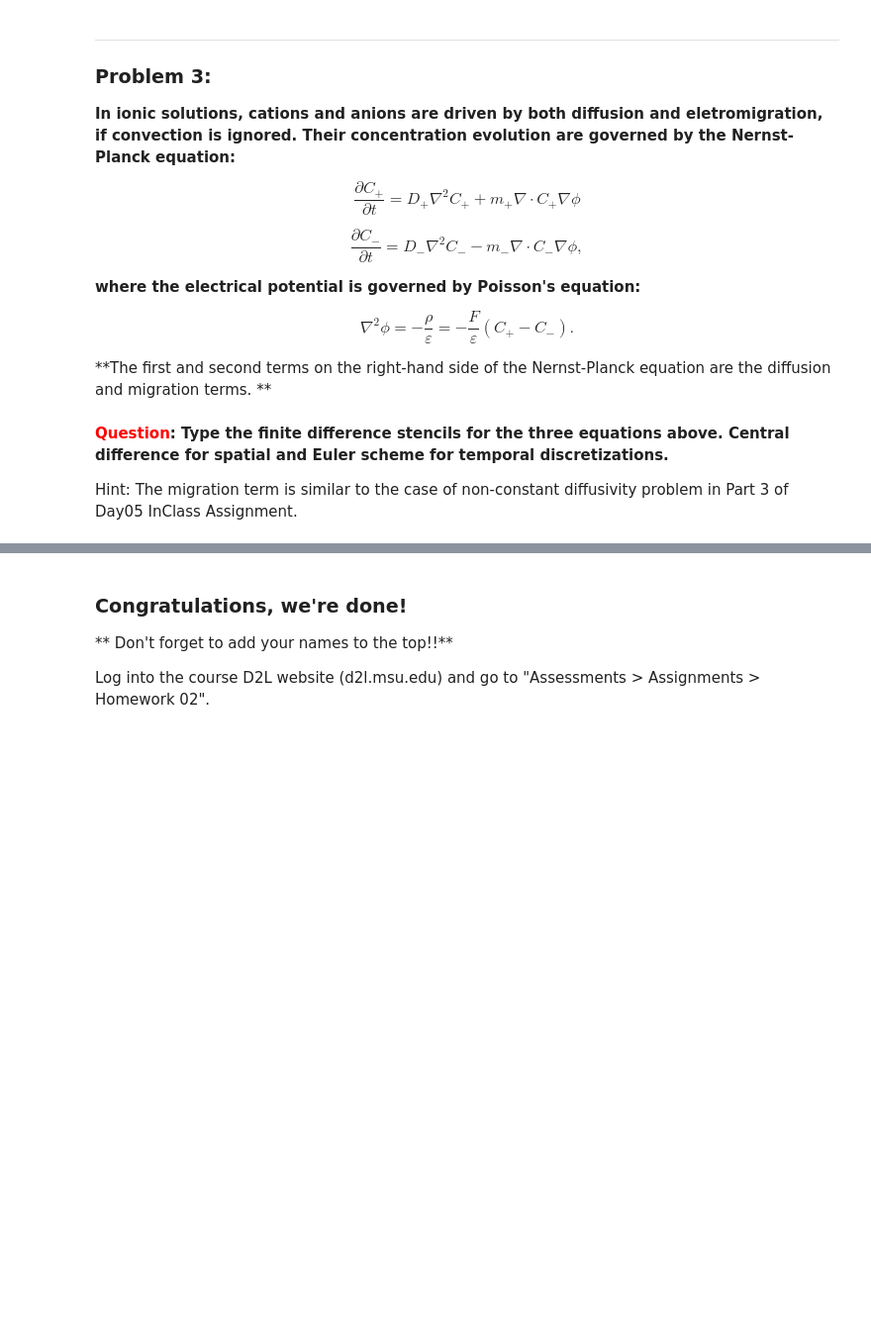
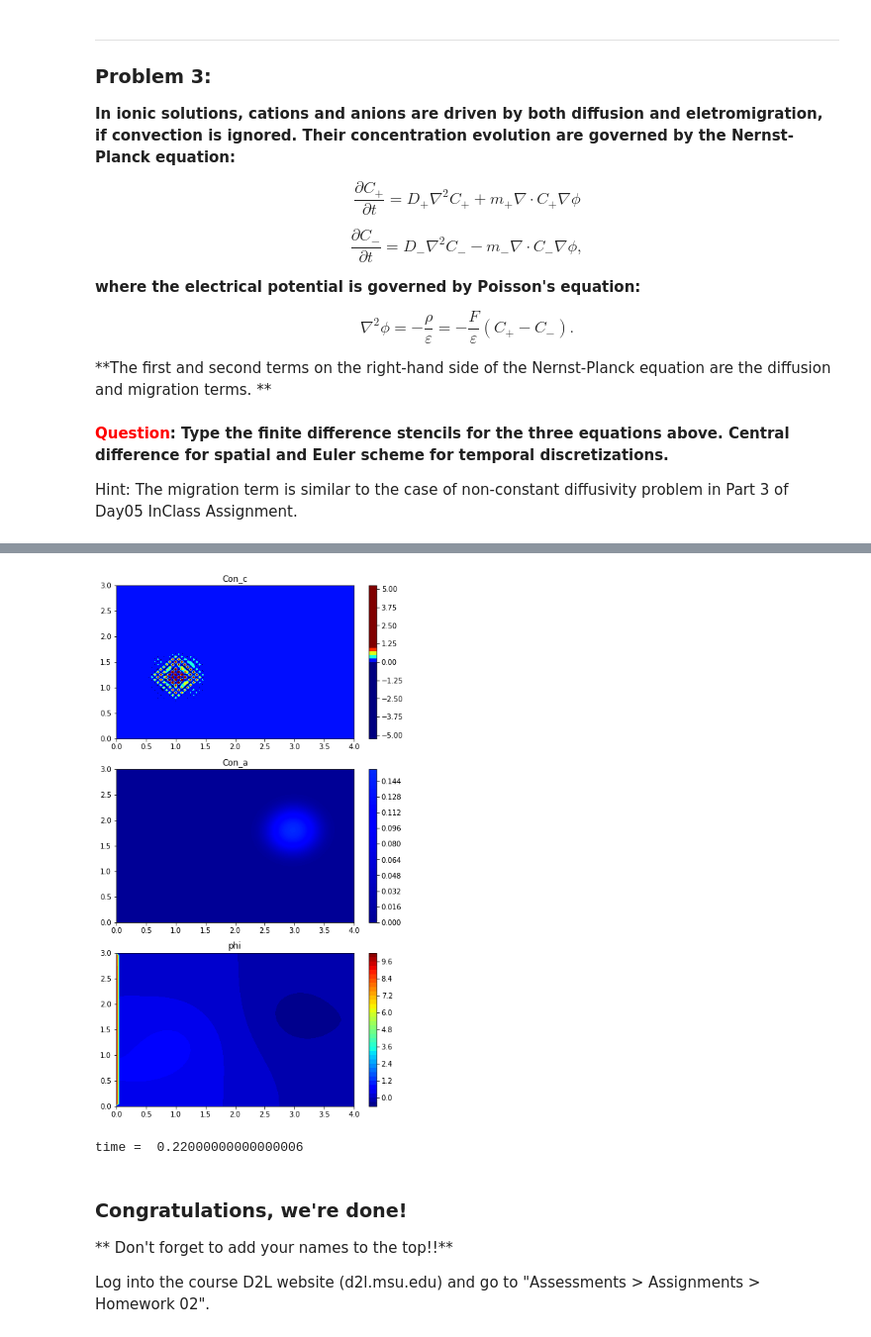
Before and after one commit to boyaozhu/Computational-Modeling-, a Jupyter notebook: CMSE802/Homework 02.ipynb, the cells around one changed output, grey strips where cells are left out. Shown at 99% size. Saved outputs shown, nothing was run; the diff lists cells and outputs as text; code cells hidden in the pictures; blank space fills up the shorter version.

```diff
--- a/CMSE802/Homework 02.ipynb
+++ b/CMSE802/Homework 02.ipynb
@@ -250,7 +327,6 @@ dx = Xg[2] - Xg[1]
 dy = Yg[2] - Yg[1]
 
 print('dx = ', dx, '; dy = ', dy)
-
 
 # potential field and charge density
 phi = np.zeros((ny,nx))
@@ -285,39 +361,47 @@ m_a = 0.75
 F_ep = 20.0
 
 tm = 0.0
-dt = 1.0e-3
+dt = 1.0e-2
 
 for iter in range(402):
 
 
     # Lap of cation concentration
     Lp_c = Laplace_2d(nx,ny,dx,dy,Con_c)
     Lp_a = Laplace_2d(nx,ny,dx,dy,Con_a)
 
     # solving potential field
     b[0:ny,0:nx] = -F_ep*(Con_c[0:ny,0:nx] - Con_a[0:ny,0:nx])
     phi[0:ny,0:nx], cnt = PoissonEqn_2d(nx,ny,dx,dy,b[0:ny,0:nx],phi[0:ny,0:nx],1.0e-2)
 
     # electro-migration term
     dCdP_c = ScdDeriv_2d(nx,ny,dx,dy,Con_c,phi)
     dCdP_a = ScdDeriv_2d(nx,ny,dx,dy,Con_a,phi)
 
 
     # update concentration
     Con_c[1:ny-1,1:nx-1] = Con_c[1:ny-1,1:nx-1] + dt*(D_c*Lp_c[1:ny-1,1:nx-1] + m_c*dCdP_c[1:ny-1,1:nx-1])
     Con_a[1:ny-1,1:nx-1] = Con_a[1:ny-1,1:nx-1] + dt*(D_a*Lp_a[1:ny-1,1:nx-1] - m_a*dCdP_a[1:ny-1,1:nx-1])
 
     # no-flux boundary conditions for Con_c and Con_a
     # add your BCs below
-
+    for i in range(1,ny-1):
+        phi[i,0] = 10
+        phi[i,nx-1] = 0
+    for j in range(1,nx-1):
+        phi[0,j] = phi[1,j]
+        phi[ny-1,j] = phi[ny-2,j]
 
 
     # update time
     tm = tm + dt
     # plotting results
 
     if iter%5 == 1:
         plot_contr_2d(tm, xmsh, ymsh, Con_c, Con_a, phi)
+# %% [output]
+[figure, added]
+time =  0.22000000000000006
 # %%
 # #######################################
 # function for plotting results
```
Also changed, not shown: parts of 21 cells of this notebook, 4 other files.
